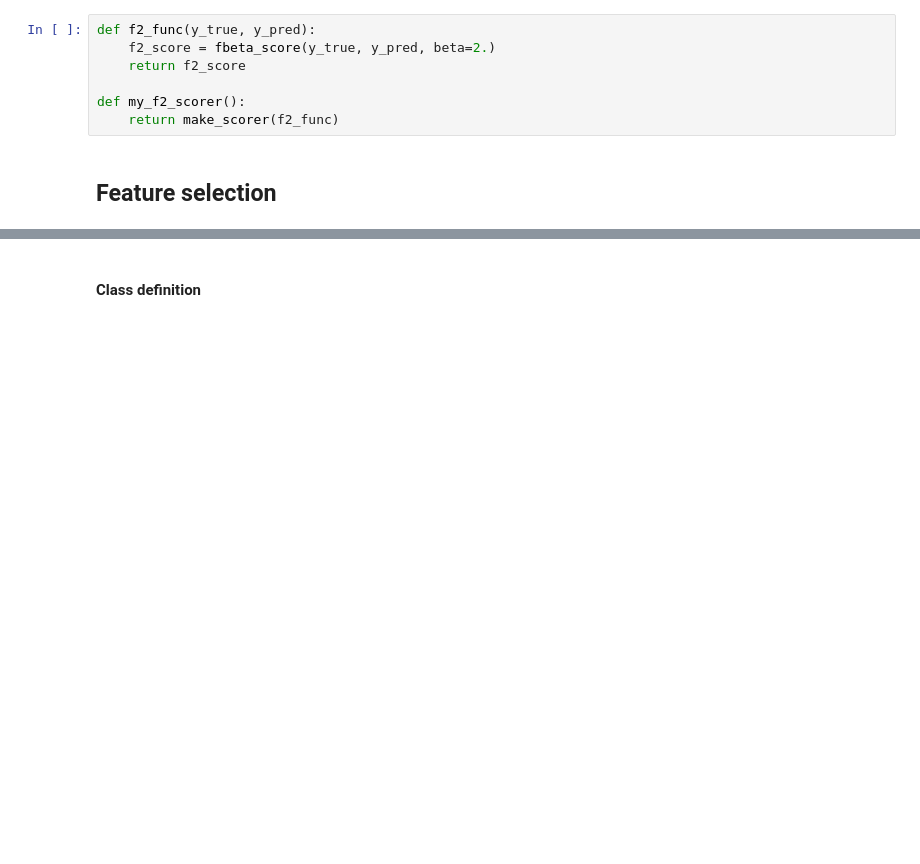
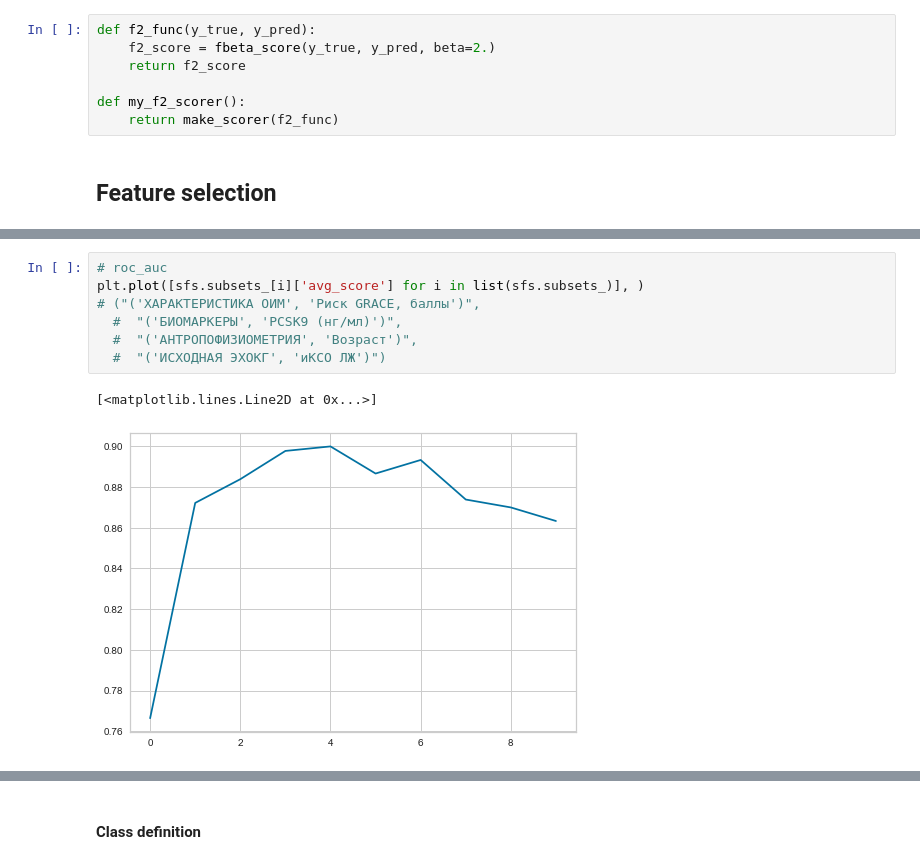
Before and after one commit to KonstantinBurkin/personalized-medicine, a Jupyter notebook: Scripts/Feature_Selection.ipynb, the cells around one changed output, grey strips where cells are left out. Cells and saved outputs as stored; diff of their text form; blank space fills up the shorter version.

```diff
--- a/Scripts/Feature_Selection.ipynb
+++ b/Scripts/Feature_Selection.ipynb
@@ -427,0 +440,10 @@ def my_f2_scorer():
+# %%
+# roc_auc
+plt.plot([sfs.subsets_[i]['avg_score'] for i in list(sfs.subsets_)], )
+# ("('ХАРАКТЕРИСТИКА ОИМ', 'Риск GRACE, баллы')",
+  #  "('БИОМАРКЕРЫ', 'PCSK9 (нг/мл)')",
+  #  "('АНТРОПОФИЗИОМЕТРИЯ', 'Возраст')",
+  #  "('ИСХОДНАЯ ЭХОКГ', 'иКСО ЛЖ')")
+# %% [output]
+[<matplotlib.lines.Line2D at 0x...>]
+[figure, added]
```
Also changed, not shown: parts of 43 cells of this notebook.
